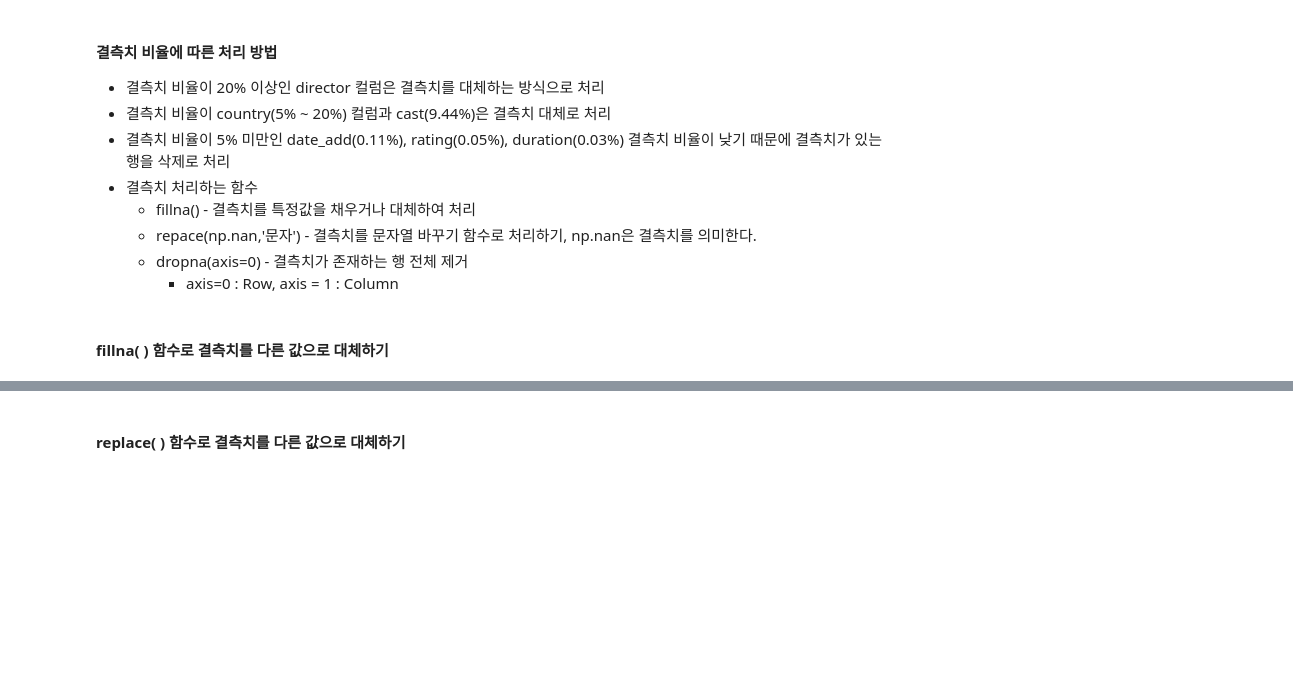
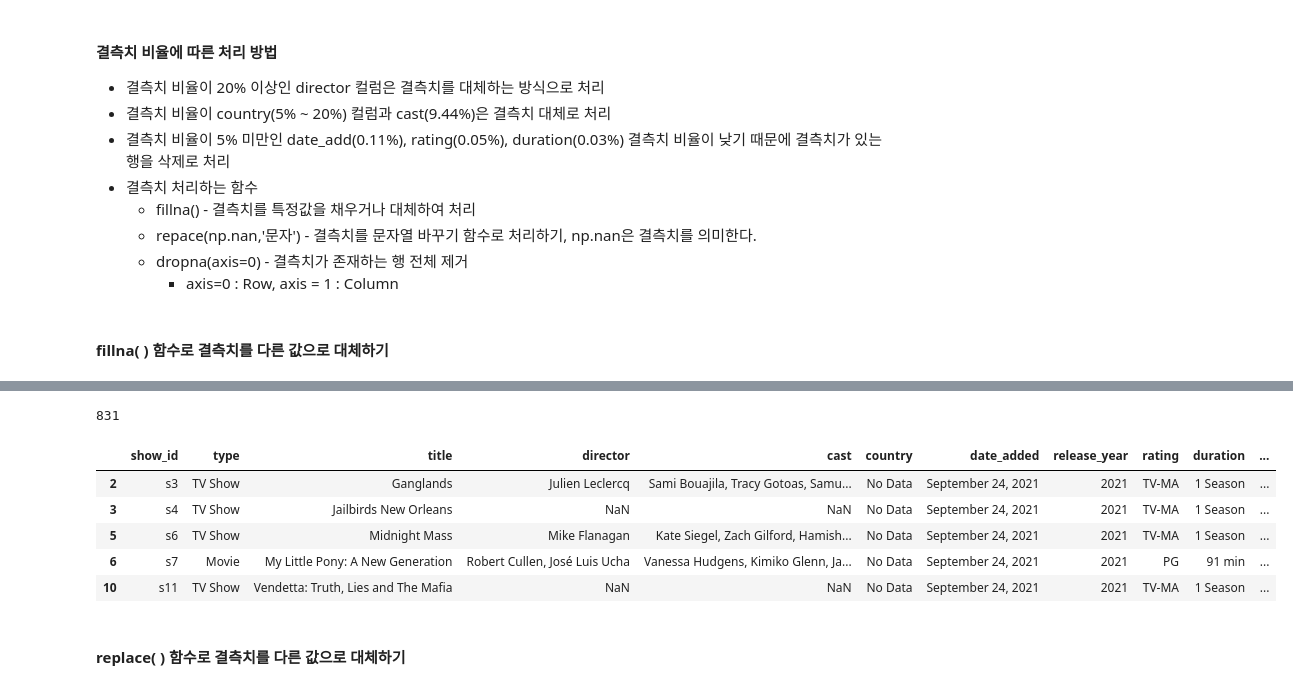
Before and after one commit to vega2kgkube/Python_Webscraping_Analysis, a Jupyter notebook: 09.넷플릭스 데이터 분석 프로젝트.ipynb, the cells around one changed output, grey strips where cells are left out. Drawn from its saved outputs; the diff is of its cells as text; code cells hidden in the pictures; blank space fills up the shorter version.

```diff
--- a/09.넷플릭스 데이터 분석 프로젝트.ipynb
+++ b/09.넷플릭스 데이터 분석 프로젝트.ipynb
@@ -209,6 +255,6 @@ netflix['country'].value_counts()
 # %%
 # .fillna( ) : 결측치를 다른 값으로 대체하여 처리
 # 결측치 비율 : country(9.44%)
-#netflix['country'] = netflix['country'].fillna('No Data')
-# inplace 속성이 원본 데이터를 즉시 변경함
-netflix['country'].fillna('No Data', inplace=True)
+netflix['country'] = netflix['country'].fillna('No Data')
+# inplace 속성이 원본 데이터를 즉시 변경함 ( pandas 2 버전에서는 warning)
+#netflix['country'].fillna('No Data', inplace=True)
@@ -217,3 +261,14 @@ netflix['country'].value_counts().head()
+# %%
+print(len(netflix.loc[netflix['country'] == 'No Data']))
+netflix.loc[netflix['country'] == 'No Data'].head()
+# %% [output]
+831
+|  | show_id | type | title | director | cast | country | date_added | release_year | rating | duration | ... |
+| 2 | s3 | TV Show | Ganglands | Julien Leclercq | Sami Bouajila, Tracy Gotoas, Samu... | No Data | September 24, 2021 | 2021 | TV-MA | 1 Season | ... |
+| 3 | s4 | TV Show | Jailbirds New Orleans | NaN | NaN | No Data | September 24, 2021 | 2021 | TV-MA | 1 Season | ... |
+| 5 | s6 | TV Show | Midnight Mass | Mike Flanagan | Kate Siegel, Zach Gilford, Hamish... | No Data | September 24, 2021 | 2021 | TV-MA | 1 Season | ... |
+| 6 | s7 | Movie | My Little Pony: A New Generation | Robert Cullen, José Luis Ucha | Vanessa Hudgens, Kimiko Glenn, Ja... | No Data | September 24, 2021 | 2021 | PG | 91 min | ... |
+| 10 | s11 | TV Show | Vendetta: Truth, Lies and The Mafia | NaN | NaN | No Data | September 24, 2021 | 2021 | TV-MA | 1 Season | ... |
 # %% [markdown]
 #### **replace( ) 함수로 결측치를 다른 값으로 대체하기**
 # %%
```
Also changed, not shown: parts of 5 cells of this notebook.
